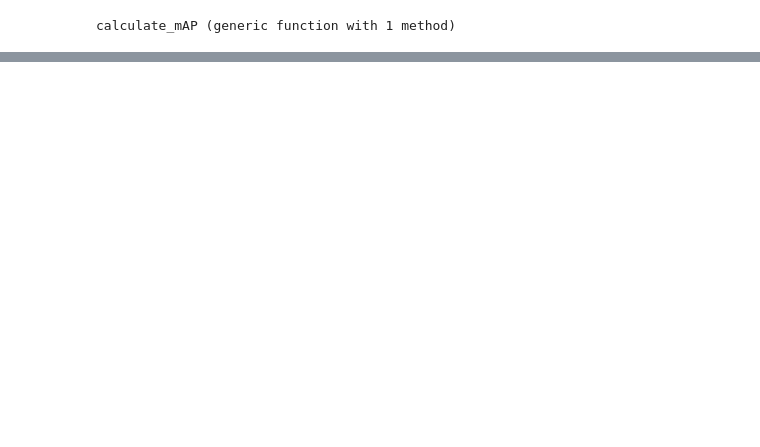
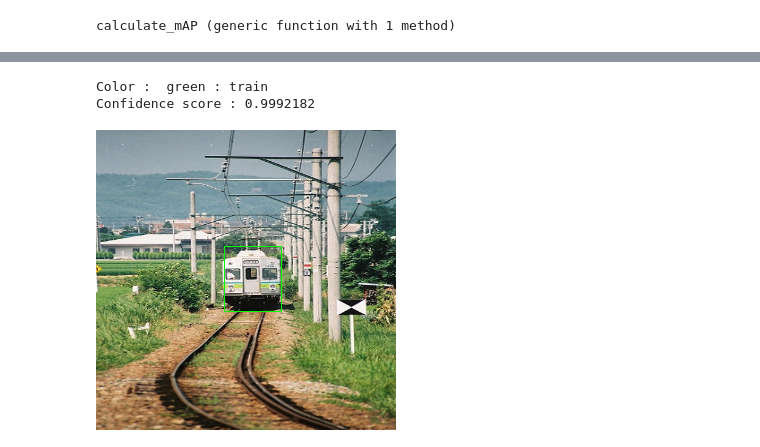
Before and after one commit to caghankoksal/COMP541-TermProject, a Jupyter notebook: demo.ipynb, the cells around one changed output, grey strips where cells are left out. Cells and saved outputs as stored; diff of their text form; code cells hidden in the pictures; blank space fills up the shorter version.

```diff
--- a/demo.ipynb
+++ b/demo.ipynb
@@ -49,0 +117,6 @@ a
+# %%
+drawDetectedBoundingBox(2, x, all_images_boxes, all_images_labels, all_images_scores  )
+# %% [output]
+Color :  green : train
+Confidence score : 0.9992182
+[figure, added]
```
Also changed, not shown: parts of 13 cells of this notebook, 10 other files.
